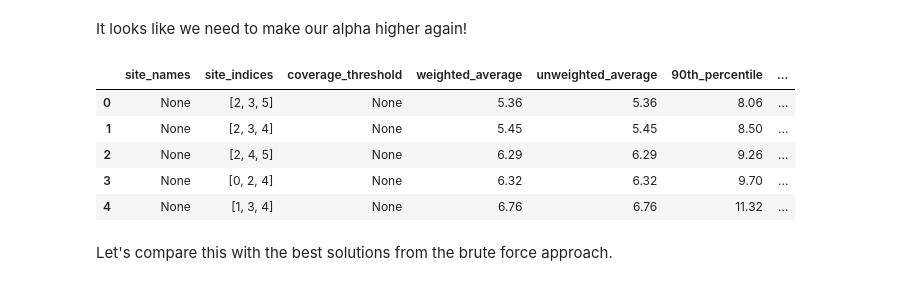
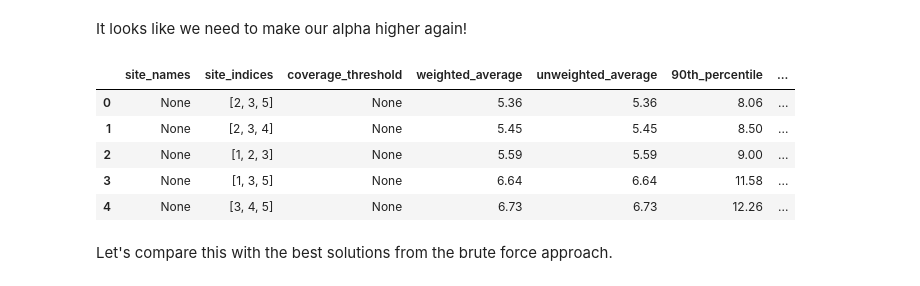
Before and after one commit to hsma-tools/lokigi, a Jupyter notebook: examples/location/greedy_and_grasp/greedy_and_grasp.ipynb, the cells around one changed output. Saved outputs shown, nothing was run; the diff lists cells and outputs as text; code cells hidden in the pictures.

Commit message:
fix(site:solvers:grasp): further grasp refinements

```diff
--- a/examples/location/greedy_and_grasp/greedy_and_grasp.ipynb
+++ b/examples/location/greedy_and_grasp/greedy_and_grasp.ipynb
@@ -268,19 +323,20 @@ solution_small_grasp_higher_alpha.show_solutions()
 # %% [markdown]
 It looks like we need to make our alpha higher again!
 # %%
-solution_small_grasp_higher_alpha = problem_small.solve(
+solution_small_grasp_even_higher_alpha = problem_small.solve(
     p=3, search_strategy="grasp",
-    grasp_alpha=0.8, grasp_max_attempts=500
+    grasp_alpha=0.6, grasp_max_attempts=100000,
+    grasp_min_sites_different=1
     )
 # %%
-solution_small_grasp_higher_alpha.show_solutions()
+solution_small_grasp_even_higher_alpha.show_solutions()
 # %% [output]
 |  | site_names | site_indices | coverage_threshold | weighted_average | unweighted_average | 90th_percentile | ... |
 | 0 | None | [2, 3, 5] | None | 5.36 | 5.36 | 8.06 | ... |
 | 1 | None | [2, 3, 4] | None | 5.45 | 5.45 | 8.50 | ... |
-| 2 | None | [2, 4, 5] | None | 6.29 | 6.29 | 9.26 | ... |
-| 3 | None | [0, 2, 4] | None | 6.32 | 6.32 | 9.70 | ... |
-| 4 | None | [1, 3, 4] | None | 6.76 | 6.76 | 11.32 | ... |
+| 2 | None | [1, 2, 3] | None | 5.59 | 5.59 | 9.00 | ... |
+| 3 | None | [1, 3, 5] | None | 6.64 | 6.64 | 11.58 | ... |
+| 4 | None | [3, 4, 5] | None | 6.73 | 6.73 | 12.26 | ... |
 # %% [markdown]
 Let's compare this with the best solutions from the brute force approach.
 # %%
```
Also changed, not shown: parts of 23 cells of this notebook, 2 other files.
